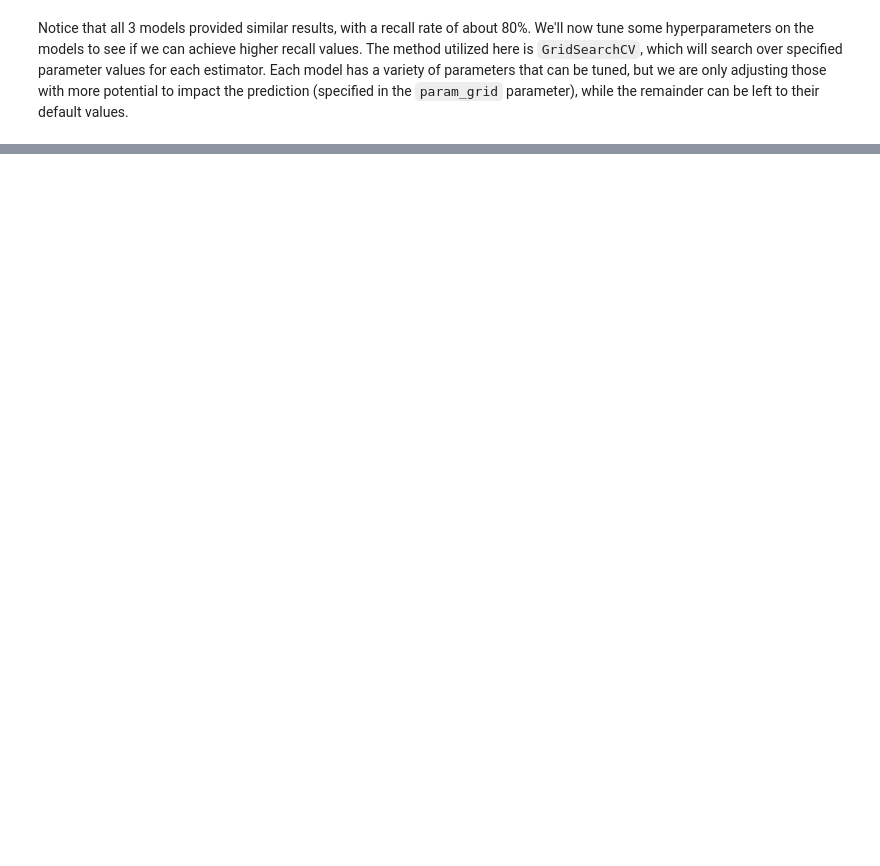
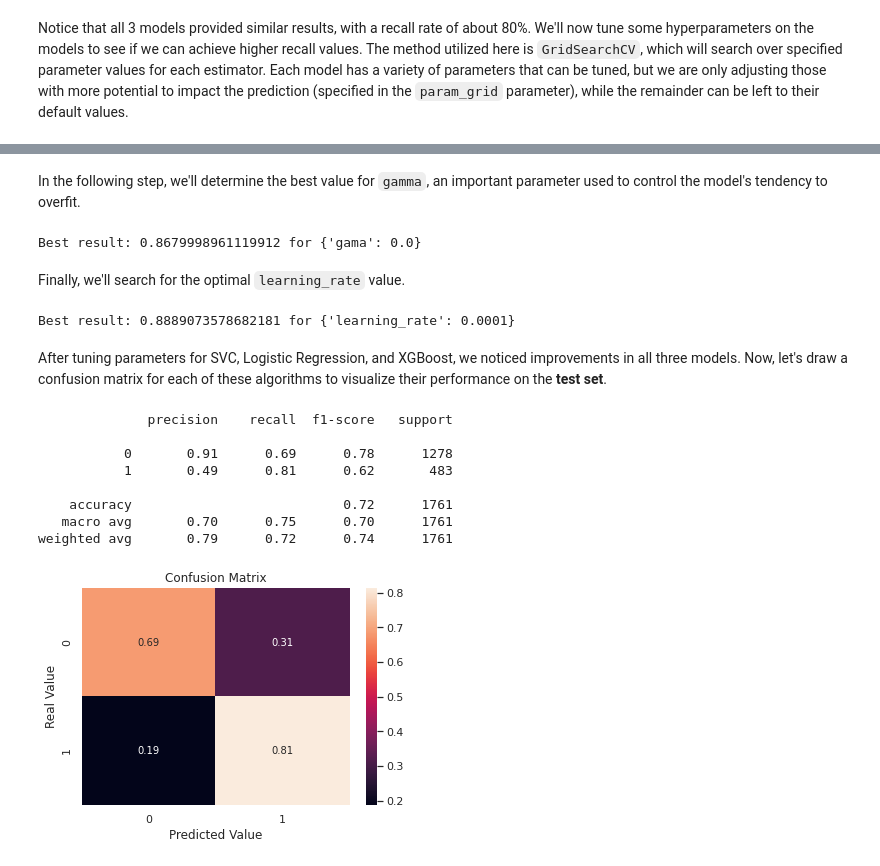
Before and after one commit to rmpbastos/data_science, a Jupyter notebook: Churn_Prediction.ipynb, the cells around one changed output, grey strips where cells are left out. Cells and saved outputs as stored; diff of their text form; code cells hidden in the pictures; blank space fills up the shorter version.

```diff
--- a/Churn_Prediction.ipynb
+++ b/Churn_Prediction.ipynb
@@ -608,0 +523,64 @@ plt.tight_layout()
+# %% [markdown]
+In the following step, we'll determine the best value for `gamma`, an important parameter used to control the model's tendency to overfit.
+# %%
+# XGBoost
+xgb = XGBClassifier(n_estimators=25, max_depth=1, min_child_weight=0.0001)
+
+# parameter to be searched
+param_grid = {'gama': np.arange(0.0,20.0,0.05)}
+
+# find the best parameters
+grid_search = GridSearchCV(xgb, param_grid, scoring='recall', n_jobs=-1)
+grid_result = grid_search.fit(X_train_rus, y_train_rus)
+
+print(f'Best result: {grid_result.best_score_} for {grid_search.best_params_}')
+# %% [output]
+Best result: 0.8679998961119912 for {'gama': 0.0}
+# %% [markdown]
+Finally, we'll search for the optimal `learning_rate` value.
+# %%
+# XGBoost
+xgb = XGBClassifier(n_estimators=25, max_depth=1, min_child_weight=0.0001, gama=0.0)
+
+# parameter to be searched
+param_grid = {'learning_rate': [0.0001, 0.01, 0.1, 1]}
+
+# find the best parameter
+grid_search = GridSearchCV(xgb, param_grid, scoring='recall')
+grid_result = grid_search.fit(X_train_rus, y_train_rus)
+
+print(f'Best result: {grid_search.best_score_} for {grid_search.best_params_}')
+# %% [output]
+Best result: 0.8889073578682181 for {'learning_rate': 0.0001}
+# %% [markdown]
+After tuning parameters for SVC, Logistic Regression, and XGBoost, we noticed improvements in all three models. Now, let's draw a confusion matrix for each of these algorithms to visualize their performance on the **test set**.
+# %%
+# final SVC model
+svc = SVC(kernel='poly', C=1.0)
+svc.fit(X_train_rus, y_train_rus)
+
+# prediction
+X_test_svc = scaler.transform(X_test)
+y_pred_svc = svc.predict(X_test_svc)
+
+# classification report
+print(classification_report(y_test, y_pred_svc))
+
+# confusion matrix
+fig, ax = plt.subplots()
+sns.heatmap(confusion_matrix(y_test, y_pred_svc, normalize='true'), annot=True, ax=ax)
+ax.set_title('Confusion Matrix')
+ax.set_ylabel('Real Value')
+ax.set_xlabel('Predicted Value')
+
+plt.show()
+# %% [output]
+              precision    recall  f1-score   support
+
+           0       0.91      0.69      0.78      1278
+           1       0.49      0.81      0.62       483
+
+    accuracy                           0.72      1761
+   macro avg       0.70      0.75      0.70      1761
+weighted avg       0.79      0.72      0.74      1761
+[figure, added]
```
Also changed, not shown: parts of 36 cells of this notebook.
